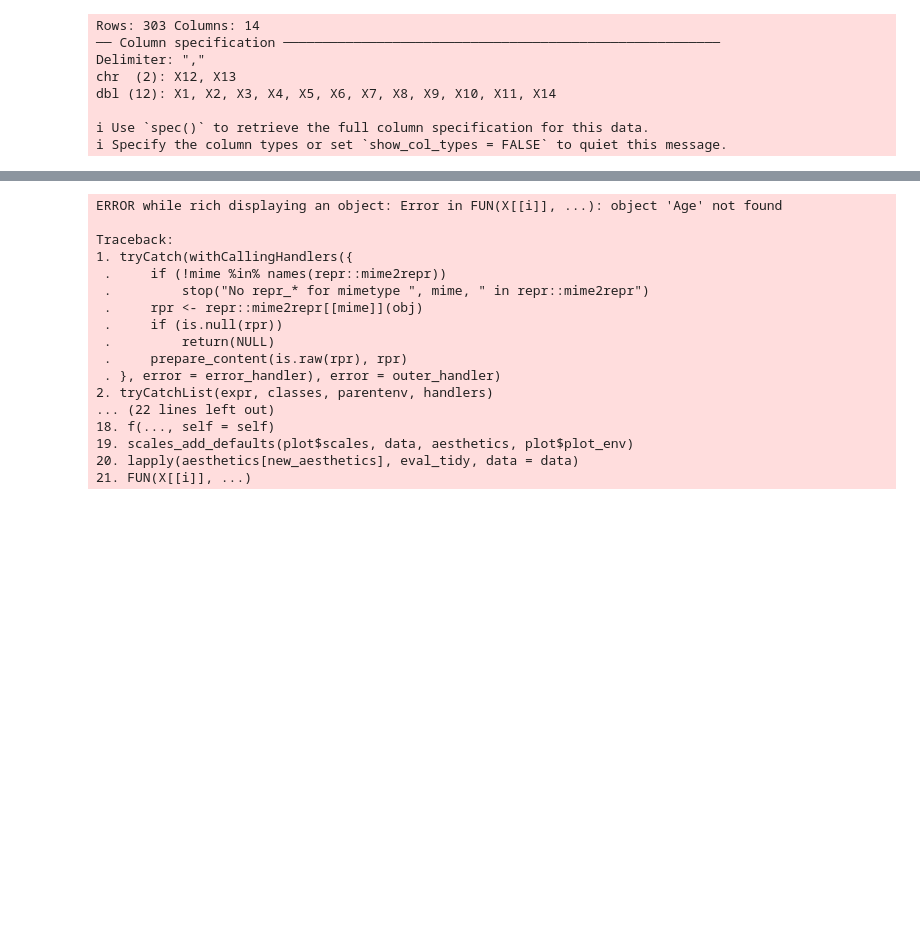
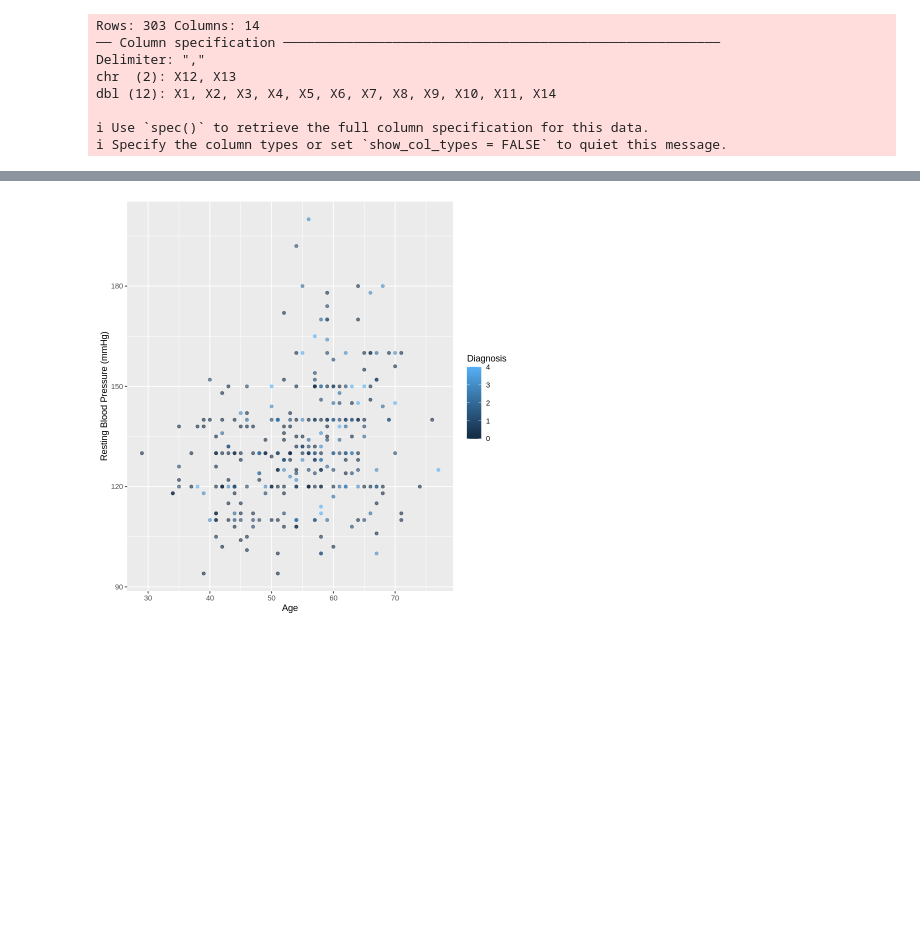
Before and after one commit to meganong1/heart-disease-predictor, a Jupyter notebook: ProjectProposal.ipynb, the cells around one changed output, grey strips where cells are left out. Saved outputs shown, nothing was run; the diff lists cells and outputs as text; code cells hidden in the pictures; blank space fills up the shorter version.

```diff
--- a/ProjectProposal.ipynb
+++ b/ProjectProposal.ipynb
@@ -31,7 +31,7 @@ library(repr)
 # %%
 #read csv file from UCI
 url <- "https://archive.ics.uci.edu/ml/machine-learning-databases/heart-disease/processed.cleveland.data"
-heart_data <- read_csv(url, col_names = FALSE)
+heart_data_raw <- read_csv(url, col_names = FALSE)
 # %% [output]
 Rows: 303 Columns: 14
 ── Column specification ────────────────────────────────────────────────────────
@@ -48,12 +48,12 @@ dbl (12): X1, X2, X3, X4, X5, X6, X7, X8, X9, X10, X11, X14
 
 set.seed(1)
 
-heart_data <- rename(heart_data,
+heart_data <- rename(heart_data_raw,
                      Age = X1,
                      Sex = X2,
                      Chest_Pain_Type = X3,
                      Resting_Blood_Pressure = X4,
-                     Serum_Cholestoral = X5,
+                     Total_Cholesterol = X5,
                      Fasting_Blood_Sugar = X6,
                      Resting_Electrocardiographic_Results = X7,
                      Maximum_Heart_Rate = X8,
@@ -111,9 +171,20 @@ heart_test
 #   age vs cholesterol (colored with heart disease)
 #   age vs resting heart rate (colored with heart disease)
 #   age vs sex (colored with heart disease)
+# %%
+age_vs_resting_blood_pressure <- heart_data |>
+    ggplot(aes(x = Age, y = Resting_Blood_Pressure, colour = Heart_Disease)) +
+    geom_point(alpha = 0.6) +
+    xlab("Age") +
+    ylab("Resting Blood Pressure (mmHg)") +
+    labs(color = "Diagnosis")
+
+age_vs_resting_blood_pressure
+# %% [output]
+[figure, added]
 # %%
 age_vs_cholesterol <- heart_data |>
-    ggplot(aes(x = Age, y = Serum_Cholestoral, colour = Heart_Disease)) +
+    ggplot(aes(x = Age, y = Total_Cholesterol, colour = Heart_Disease)) +
     geom_point(alpha = 0.6) +
     xlab("Age") +
     ylab("Cholestoral") +
@@ -121,25 +192,6 @@ age_vs_cholesterol <- heart_data |>
     scale_color_manual(labels = c("Heart Disease", "No Heart Disease"), values = c("orange2", "steelblue2")) +
     theme(text = element_text(size = 25))
 age_vs_cholesterol
-# %% [output]
-ERROR while rich displaying an object: Error in FUN(X[[i]], ...): object 'Age' not found
-
-Traceback:
-1. tryCatch(withCallingHandlers({
- .     if (!mime %in% names(repr::mime2repr))
- .         stop("No repr_* for mimetype ", mime, " in repr::mime2repr")
- .     rpr <- repr::mime2repr[[mime]](obj)
- .     if (is.null(rpr))
- .         return(NULL)
- .     prepare_content(is.raw(rpr), rpr)
- . }, error = error_handler), error = outer_handler)
-2. tryCatchList(expr, classes, parentenv, handlers)
-... (22 lines left out)
-18. f(..., self = self)
-19. scales_add_defaults(plot$scales, data, aesthetics, plot$plot_env)
-20. lapply(aesthetics[new_aesthetics], eval_tidy, data = data)
-21. FUN(X[[i]], ...)
-[figure, removed]
 # %%
 age_vs_HeartRate <- heart_data |>
     ggplot(aes(x = Age, y = Maximum_Heart_Rate, colour = Heart_Disease)) +
```
Also changed, not shown: parts of 4 cells of this notebook.
